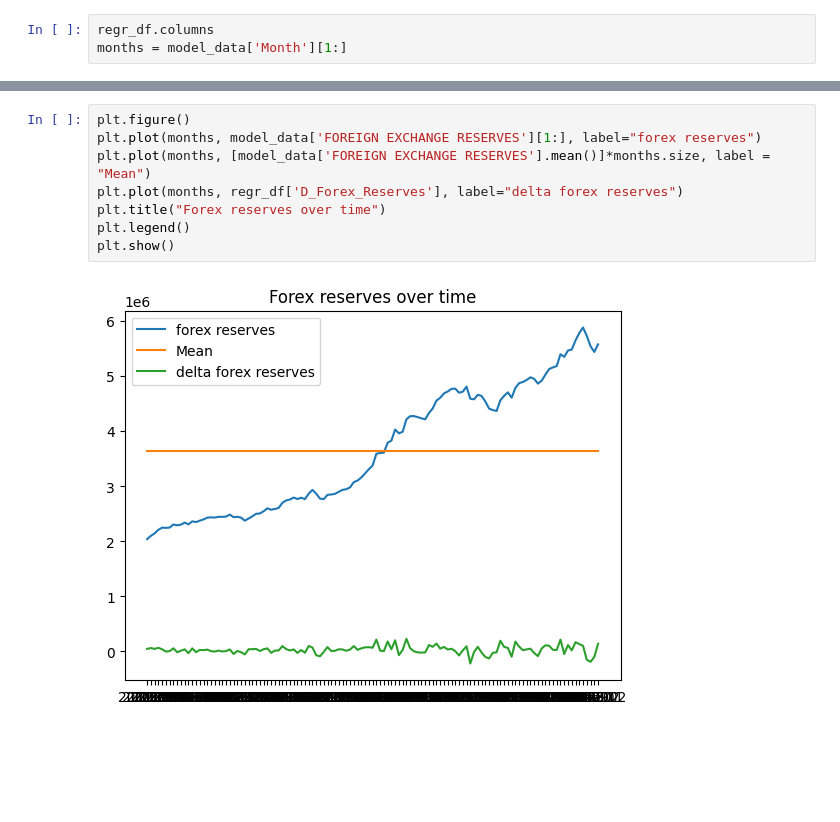
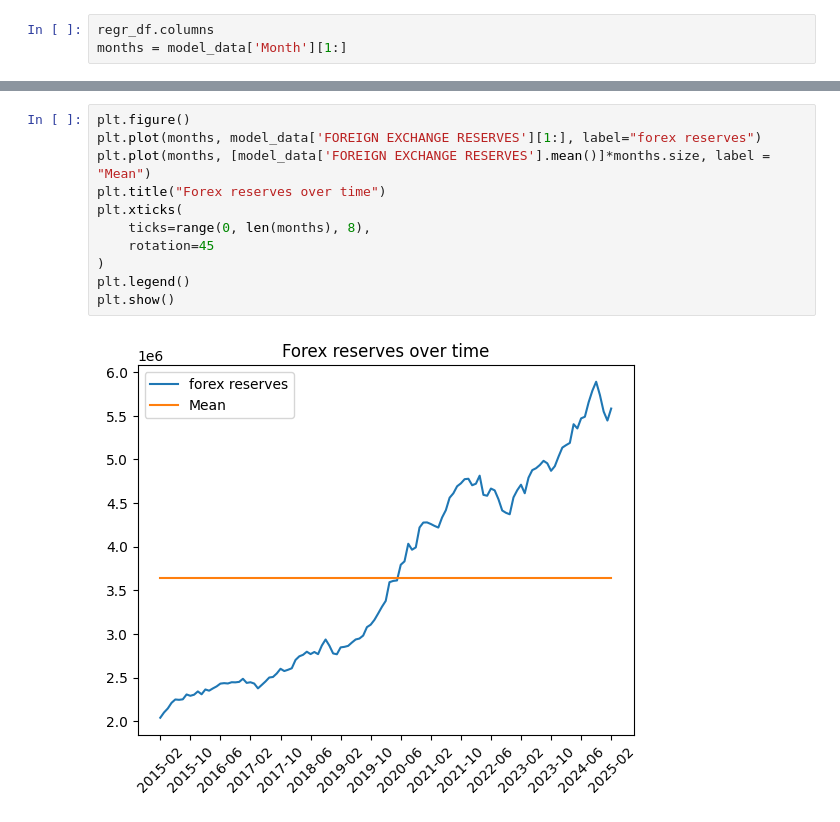
Before and after one commit to BlueSky2407/ae-assignment-3, a Jupyter notebook: src/data_summary.ipynb, the cells around one changed output, grey strips where cells are left out. Saved outputs shown, nothing was run; the diff lists cells and outputs as text; blank space fills up the shorter version.

```diff
--- a/src/data_summary.ipynb
+++ b/src/data_summary.ipynb
@@ -103,10 +120,13 @@ plt.show()
 # %%
 plt.figure()
 plt.plot(months, model_data['FOREIGN EXCHANGE RESERVES'][1:], label="forex reserves")
 plt.plot(months, [model_data['FOREIGN EXCHANGE RESERVES'].mean()]*months.size, label = "Mean")
-plt.plot(months, regr_df['D_Forex_Reserves'], label="delta forex reserves")
 plt.title("Forex reserves over time")
+plt.xticks(
+    ticks=range(0, len(months), 8),
+    rotation=45
+)
 plt.legend()
 plt.show()
 # %% [output]
-[figure, old version]
+[figure, new version]
```
Also changed, not shown: parts of 27 cells of this notebook, 3 other files.
